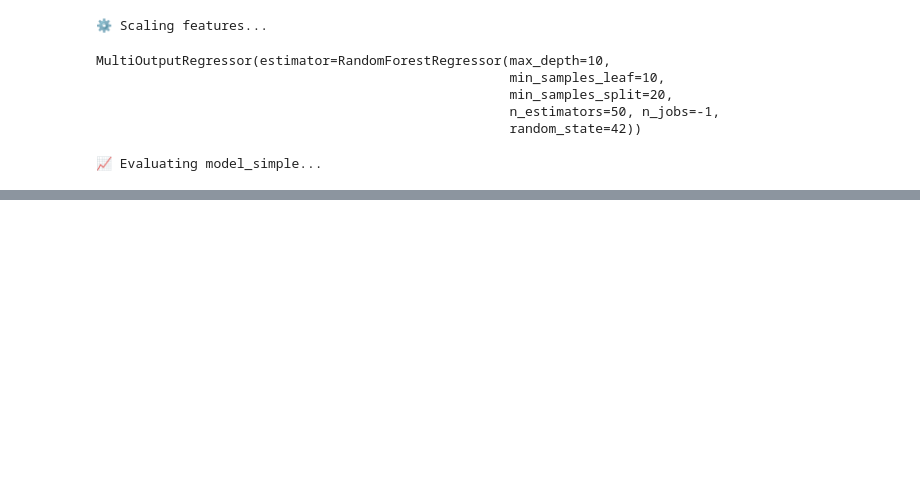
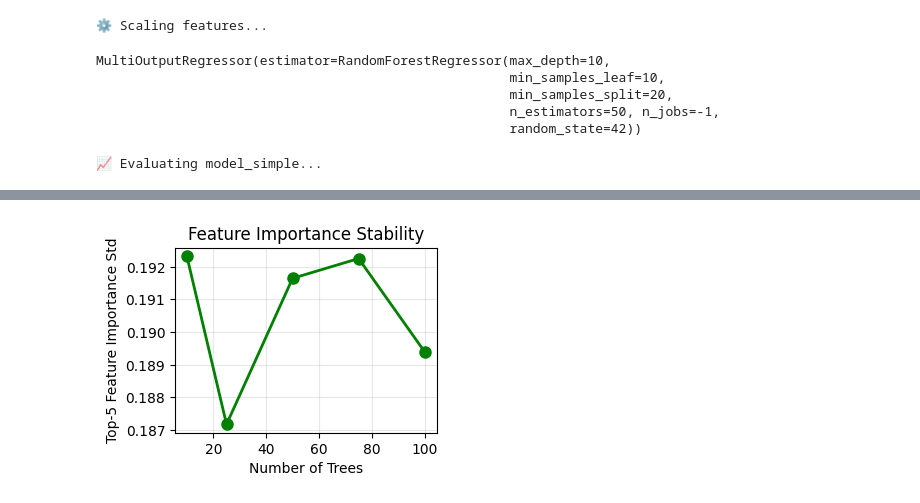
Before and after one commit to yejunkim28/Soccer-Model, a Jupyter notebook: model_2/notes/training.ipynb, the cells around one changed output, grey strips where cells are left out. Saved outputs shown, nothing was run; the diff lists cells and outputs as text; code cells hidden in the pictures; blank space fills up the shorter version.

```diff
--- a/model_2/notes/training.ipynb
+++ b/model_2/notes/training.ipynb
@@ -414,0 +543,31 @@ Test seasons: {2024: 633, 2025: 658}
+# %%
+# =============================================================================
+# ALTERNATIVE 4: Feature Importance Over Trees (Stability)
+# =============================================================================
+
+plt.subplot(2, 2, 4)
+
+# Track feature importance stability
+n_trees_to_test = [10, 25, 50, 75, 100]
+importance_stability = []
+
+for n_trees in n_trees_to_test:
+    rf_temp = RandomForestRegressor(n_estimators=n_trees, random_state=42, n_jobs=-1)
+    rf_temp.fit(X_train_scaled, y_train.iloc[:, target_idx])
+
+    # Get top 5 feature importance variance
+    importances = rf_temp.feature_importances_
+    top_5_importance = np.sort(importances)[-5:].std()
+    importance_stability.append(top_5_importance)
+
+plt.plot(n_trees_to_test, importance_stability, 'g-o', linewidth=2, markersize=8)
+plt.xlabel('Number of Trees')
+plt.ylabel('Top-5 Feature Importance Std')
+plt.title('Feature Importance Stability')
+plt.grid(True, alpha=0.3)
+
+plt.tight_layout()
+plt.savefig('../../visualizations/model_2/training/rf_performance_analysis.png', dpi=300, bbox_inches='tight')
+plt.show()
+# %% [output]
+[figure, added]
```
Also changed, not shown: parts of 19 cells of this notebook, 5 other files.
